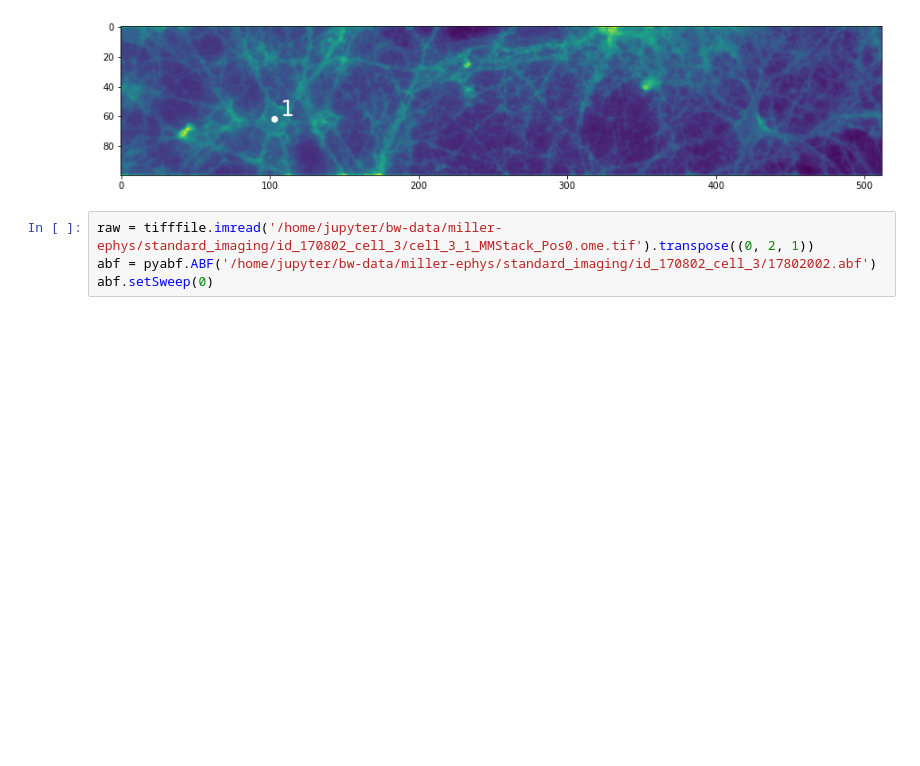
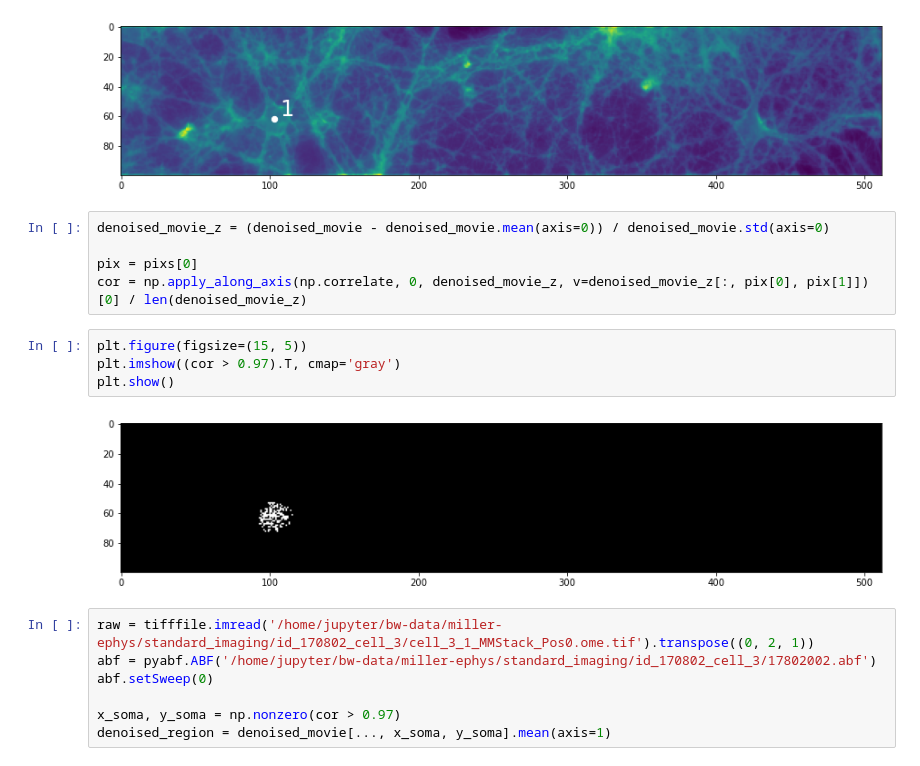
Before and after one commit to cellarium-ai/CellMincer, a Jupyter notebook: notebooks/miller_analyze.ipynb, the cells around one changed output. Drawn from its saved outputs; the diff is of its cells as text; blank space fills up the shorter version.

```diff
--- a/notebooks/miller_analyze.ipynb
+++ b/notebooks/miller_analyze.ipynb
@@ -29,7 +29,21 @@ if save_fig:
 plt.show()
 # %% [output]
 [figure]
+# %%
+denoised_movie_z = (denoised_movie - denoised_movie.mean(axis=0)) / denoised_movie.std(axis=0)
+
+pix = pixs[0]
+cor = np.apply_along_axis(np.correlate, 0, denoised_movie_z, v=denoised_movie_z[:, pix[0], pix[1]])[0] / len(denoised_movie_z)
+# %%
+plt.figure(figsize=(15, 5))
+plt.imshow((cor > 0.97).T, cmap='gray')
+plt.show()
+# %% [output]
+[figure, added]
 # %%
 raw = tifffile.imread('/home/jupyter/bw-data/miller-ephys/standard_imaging/id_170802_cell_3/cell_3_1_MMStack_Pos0.ome.tif').transpose((0, 2, 1))
 abf = pyabf.ABF('/home/jupyter/bw-data/miller-ephys/standard_imaging/id_170802_cell_3/17802002.abf')
 abf.setSweep(0)
+
+x_soma, y_soma = np.nonzero(cor > 0.97)
+denoised_region = denoised_movie[..., x_soma, y_soma].mean(axis=1)
```
Also changed, not shown: parts of 9 cells of this notebook, 12 other files.
